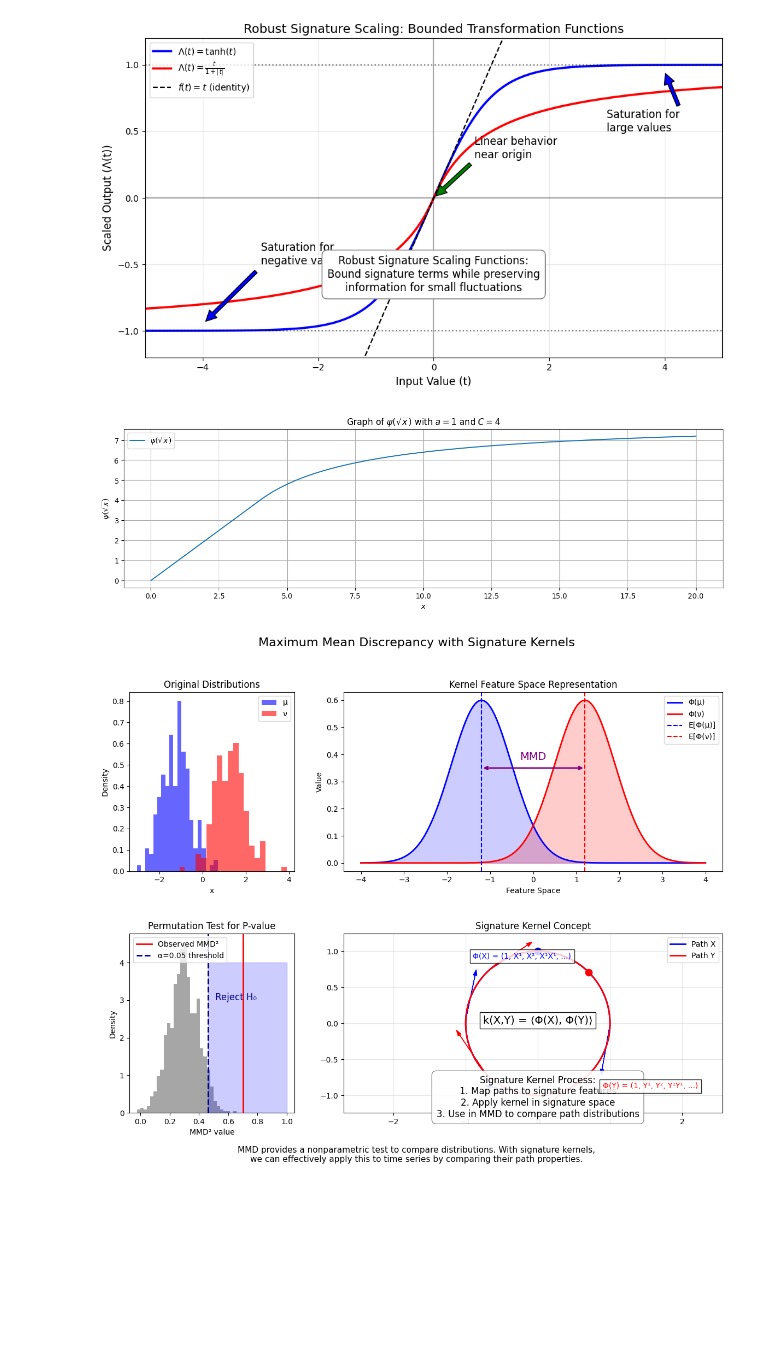
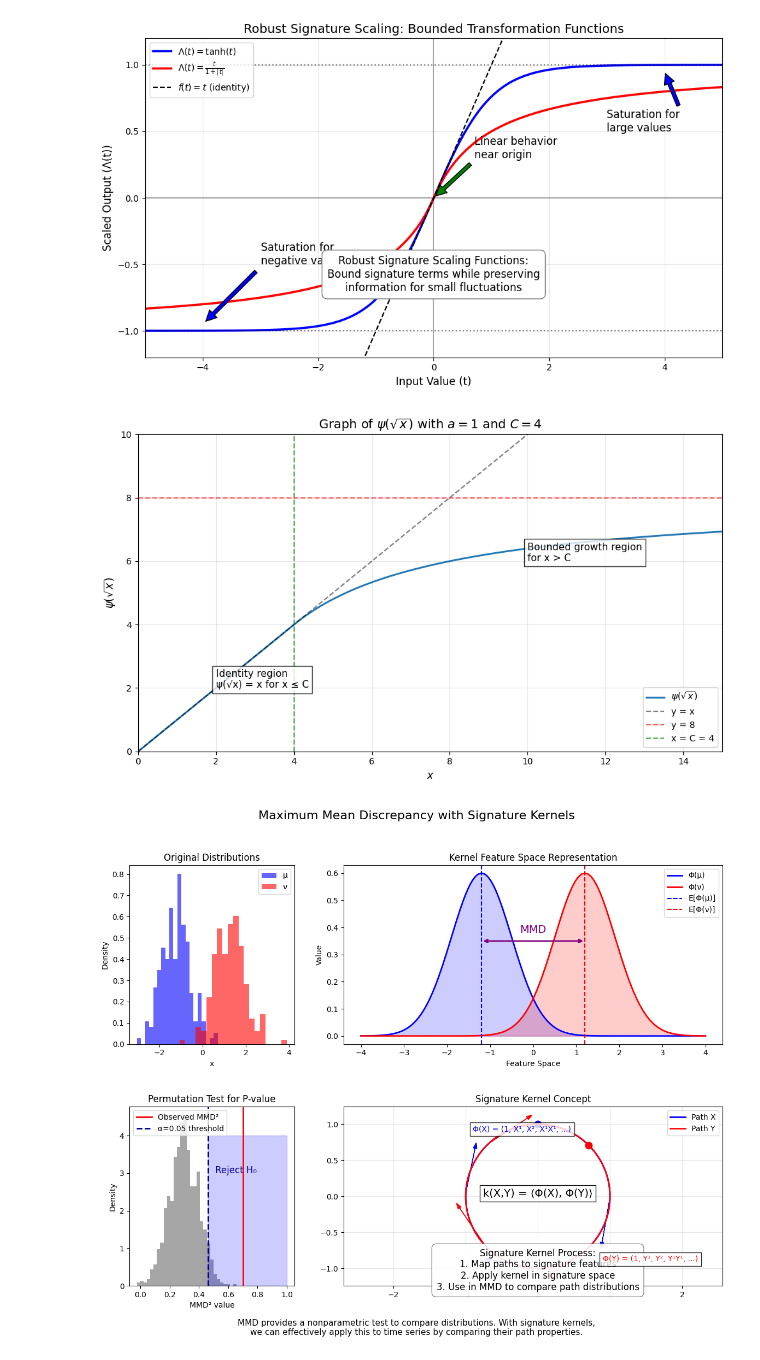
Before and after one commit to iHugoMMM/SignatureMMD-TwoSampleTests, a Jupyter notebook: notebooks/signature_mmd_experiments.ipynb, the cells around one changed output. Saved outputs shown, nothing was run; the diff lists cells and outputs as text; code cells hidden in the pictures; blank space fills up the shorter version.

Commit message:
Added features to the normalization plot

```diff
--- a/notebooks/signature_mmd_experiments.ipynb
+++ b/notebooks/signature_mmd_experiments.ipynb
@@ -963,36 +963,56 @@ plt.tight_layout()
 # %%
 import numpy as np
 import matplotlib.pyplot as plt
 
 # Parameters
 C = 4
 a = 1
 
 def psi_of_sqrt(x, C=4, a=1):
     # Here x is nonnegative; we define u = sqrt(x)
     # and psi(sqrt(x)) as piecewise:
     if x <= C:
         return x
     else:
         return C + (C**(1+a))*(C**(-a) - x**(-a))/a
 
 # Vectorize the function for numpy
 vec_psi = np.vectorize(psi_of_sqrt)
 
 # Define x values (start at a small positive value to ensure sqrt(x) is defined)
-x_values = np.linspace(0.01, 20, 400)
+x_values = np.linspace(0.01, 15, 400)  # Extended x range to 15
 y_values = vec_psi(x_values, C, a)
 
-plt.figure(figsize=(15,4))
-plt.plot(x_values, y_values, label=r'$\psi(\sqrt{x})$')
-plt.xlabel(r'$x$')
-plt.ylabel(r'$\psi(\sqrt{x})$')
-plt.title(r'Graph of $\psi(\sqrt{x})$ with $a=1$ and $C=4$')
+plt.figure(figsize=(10, 6))
+
+# Plot the function
+plt.plot(x_values, y_values, label=r'$\psi(\sqrt{x})$', linewidth=2)
+
+# Add reference lines
+plt.plot([0, 15], [0, 15], 'k--', alpha=0.5, label='y = x')  # Identity line
+plt.axhline(y=8, color='r', linestyle='--', alpha=0.6, label='y = 8')  # Horizontal reference at y=8
+plt.axvline(x=C, color='g', linestyle='--', alpha=0.6, label=f'x = C = {C}')  # Threshold point
+
+# Set axis limits
+plt.xlim(0, 15)
+plt.ylim(0, 10)
+
+# Add annotations
+plt.text(2, 2, "Identity region\nψ(√x) = x for x ≤ C",
+         fontsize=11, bbox=dict(facecolor='white', alpha=0.8))
+plt.text(10, 6, "Bounded growth region\nfor x > C",
+         fontsize=11, bbox=dict(facecolor='white', alpha=0.8))
+
+plt.xlabel(r'$x$', fontsize=12)
+plt.ylabel(r'$\psi(\sqrt{x})$', fontsize=12)
+plt.title(r'Graph of $\psi(\sqrt{x})$ with $a=1$ and $C=4$', fontsize=14)
 plt.legend()
-plt.grid(True)
+plt.grid(True, alpha=0.3)
+
+plt.tight_layout()
 plt.show()
 # %% [output]
-[figure, old version]
+[figure, new version]
 # %%
 import numpy as np
 from matplotlib.gridspec import GridSpec
```
